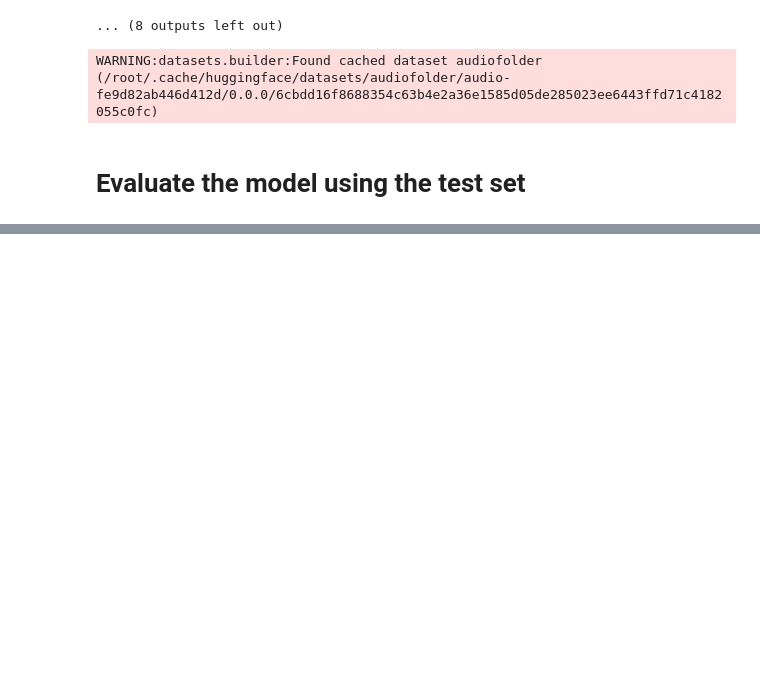
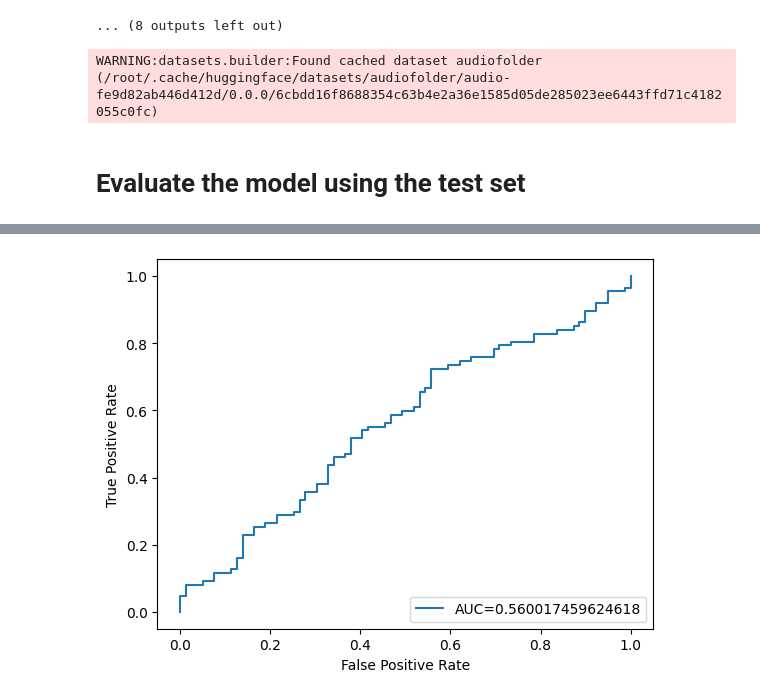
Before and after one commit to ics637/ics637-project-limkhaiin, a Jupyter notebook: notebooks/ics637_dementia_final_project_wav2vec.ipynb, the cells around one changed output, grey strips where cells are left out. Saved outputs shown, nothing was run; the diff lists cells and outputs as text; code cells hidden in the pictures; blank space fills up the shorter version.

```diff
--- a/notebooks/ics637_dementia_final_project_wav2vec.ipynb
+++ b/notebooks/ics637_dementia_final_project_wav2vec.ipynb
@@ -475,4 +478,18 @@ final_prediction = np.argmax(predictions, axis=-1)
 y=processed_test_dataset[0:166]['label']
+# %%
+# When I plot auroc curve, the model got updated so auroc score was worse than my optimal model (Need more work to figure out how to obtain the optimal model again).
+#define metrics
+fpr, tpr, _ = metrics.roc_curve(y,  predictions[:,1])
+auc = metrics.roc_auc_score(y, predictions[:,1])
+
+#create ROC curve
+plt.plot(fpr,tpr,label="AUC="+str(auc))
+plt.ylabel('True Positive Rate')
+plt.xlabel('False Positive Rate')
+plt.legend(loc=4)
+plt.show()
+# %% [output]
+[figure, added]
 # %%
 # the performance on the test set
 from sklearn.metrics import roc_auc_score
```
Also changed, not shown: parts of 5 cells of this notebook.
